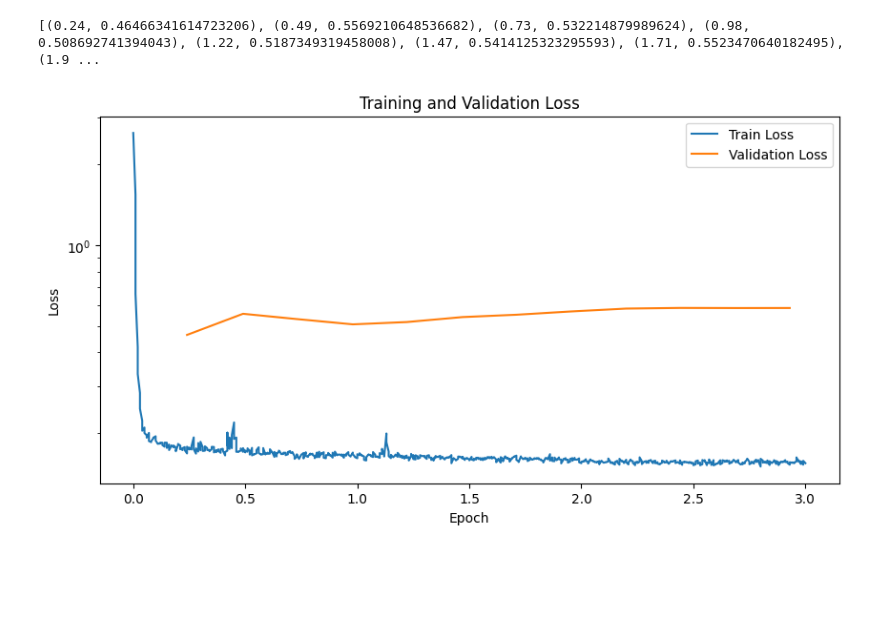
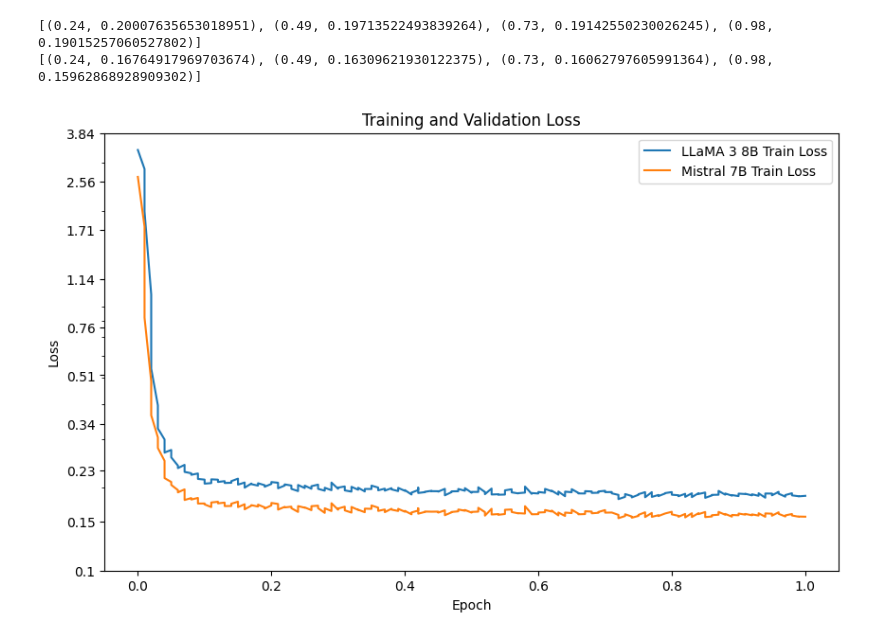
Before and after one commit to JoaquinCardonaRuiz/thesis-compositionality, a Jupyter notebook: ACL/finetune_llama/finetune_analysis.ipynb, the cells around one changed output. Cells and saved outputs as stored; diff of their text form; code cells hidden in the pictures; blank space fills up the shorter version.

```diff
--- a/ACL/finetune_llama/finetune_analysis.ipynb
+++ b/ACL/finetune_llama/finetune_analysis.ipynb
@@ -19,24 +19,37 @@ def extract_losses(lines):
     return train_losses, val_losses
 # %%
 # open log file
-with open("logs/train_mistral7b.log", "r", encoding="utf-8") as f:
-    lines = f.readlines()
+with open("logs/train_llama38b.log", "r", encoding="utf-8") as f:
+    llama_lines = f.readlines()
 
 # extract loss values
-train_losses, val_losses = extract_losses(lines)
-print(val_losses)
+llama_train_losses, llama_val_losses = extract_losses(llama_lines)
+print(llama_val_losses)
+
+with open("logs/train_mistral7b.log", "r", encoding="utf-8") as f:
+    mistral_lines = f.readlines()
+
+# extract loss values
+mistral_train_losses, mistral_val_losses = extract_losses(mistral_lines)
+print(mistral_val_losses)
 # %% [output]
-[(0.24, 0.46466341614723206), (0.49, 0.5569210648536682), (0.73, 0.532214879989624), (0.98, 0.508692741394043), (1.22, 0.5187349319458008), (1.47, 0.5414125323295593), (1.71, 0.5523470640182495), (1.9 ...
+[(0.24, 0.20007635653018951), (0.49, 0.19713522493839264), (0.73, 0.19142550230026245), (0.98, 0.19015257060527802)]
+[(0.24, 0.16764917969703674), (0.49, 0.16309621930122375), (0.73, 0.16062797605991364), (0.98, 0.15962868928909302)]
 # %%
 # plot losses
-plt.figure(figsize=(10, 5))
-plt.plot([x[0] for x in train_losses], [x[1] for x in train_losses], label="Train Loss")
-plt.plot([x[0] for x in val_losses], [x[1] for x in val_losses], label="Validation Loss")
+plt.figure(figsize=(10, 6))
+plt.plot([x[0] for x in llama_train_losses], [x[1] for x in llama_train_losses], label="LLaMA 3 8B Train Loss")
+#plt.plot([x[0] for x in llama_val_losses], [x[1] for x in llama_val_losses], label="LLaMA 3 8B Val Loss")
+plt.plot([x[0] for x in mistral_train_losses], [x[1] for x in mistral_train_losses], label="Mistral 7B Train Loss")
+#plt.plot([x[0] for x in mistral_val_losses], [x[1] for x in mistral_val_losses], label="Mistral 7B Val Loss")
 plt.xlabel("Epoch")
 plt.ylabel("Loss")
-plt.yscale("log")
 plt.title("Training and Validation Loss")
 plt.legend()
+plt.ylim(0.1,3)
+plt.yscale("log")
+yticks = [round(0.1 * 1.5**i,2) for i in range(10)]
+plt.yticks(yticks, yticks)
 plt.show()
 # %% [output]
-[figure, old version]
+[figure, new version]
```
Also changed, not shown: 4 other files.
